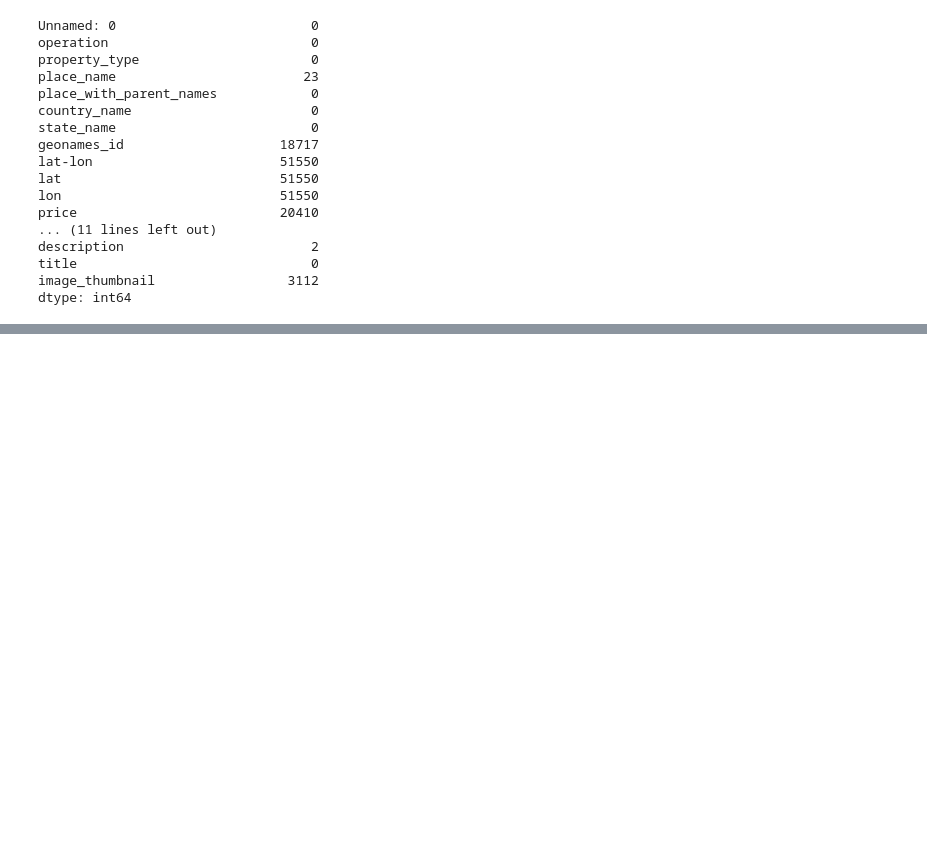
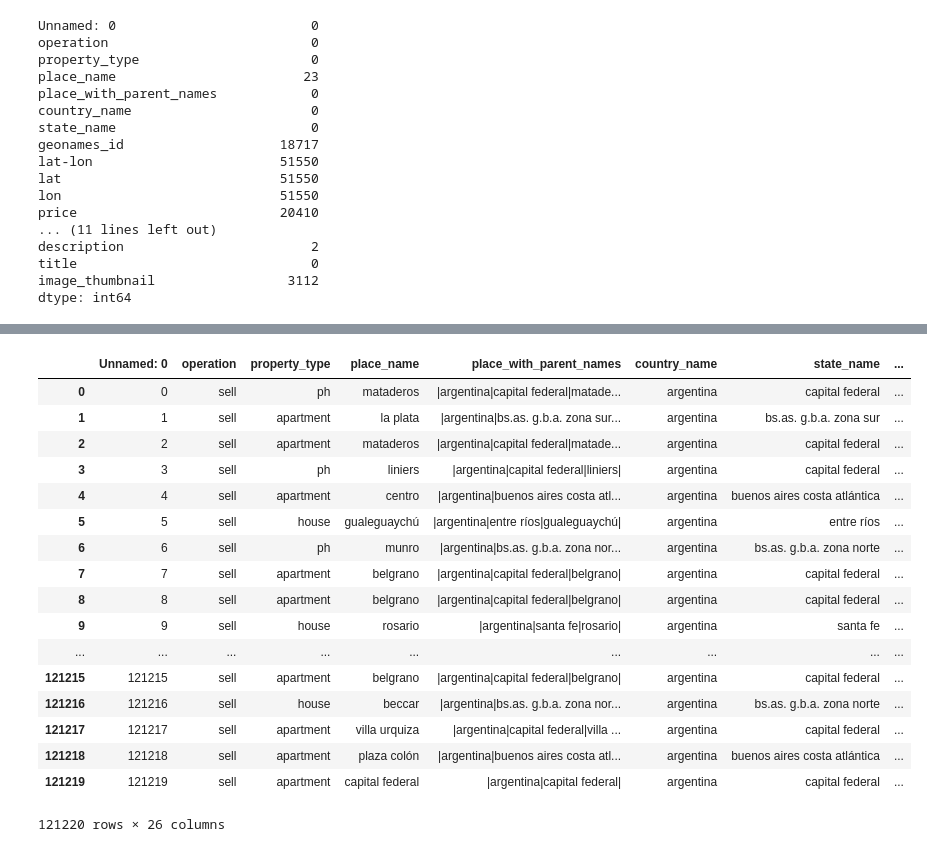
Before and after one commit to krisescobedo/Challenge-one, a Jupyter notebook: Data wrangling.ipynb, the cells around one changed output, grey strips where cells are left out. Drawn from its saved outputs; the diff is of its cells as text; code cells hidden in the pictures; blank space fills up the shorter version.

```diff
--- a/Data wrangling.ipynb
+++ b/Data wrangling.ipynb
@@ -47,0 +96,23 @@ dtype: int64
+# %%
+properati3 = properati
+# %%
+properati3.applymap(lambda x: x if type(x)!=str else x.lower())
+# %% [output]
+|  | Unnamed: 0 | operation | property_type | place_name | place_with_parent_names | country_name | state_name | ... |
+| 0 | 0 | sell | ph | mataderos | |argentina|capital federal|matade... | argentina | capital federal | ... |
+| 1 | 1 | sell | apartment | la plata | |argentina|bs.as. g.b.a. zona sur... | argentina | bs.as. g.b.a. zona sur | ... |
+| 2 | 2 | sell | apartment | mataderos | |argentina|capital federal|matade... | argentina | capital federal | ... |
+| 3 | 3 | sell | ph | liniers | |argentina|capital federal|liniers| | argentina | capital federal | ... |
+| 4 | 4 | sell | apartment | centro | |argentina|buenos aires costa atl... | argentina | buenos aires costa atlántica | ... |
+| 5 | 5 | sell | house | gualeguaychú | |argentina|entre ríos|gualeguaychú| | argentina | entre ríos | ... |
+| 6 | 6 | sell | ph | munro | |argentina|bs.as. g.b.a. zona nor... | argentina | bs.as. g.b.a. zona norte | ... |
+| 7 | 7 | sell | apartment | belgrano | |argentina|capital federal|belgrano| | argentina | capital federal | ... |
+| 8 | 8 | sell | apartment | belgrano | |argentina|capital federal|belgrano| | argentina | capital federal | ... |
+| 9 | 9 | sell | house | rosario | |argentina|santa fe|rosario| | argentina | santa fe | ... |
+| ... | ... | ... | ... | ... | ... | ... | ... | ... |
+| 121215 | 121215 | sell | apartment | belgrano | |argentina|capital federal|belgrano| | argentina | capital federal | ... |
+| 121216 | 121216 | sell | house | beccar | |argentina|bs.as. g.b.a. zona nor... | argentina | bs.as. g.b.a. zona norte | ... |
+| 121217 | 121217 | sell | apartment | villa urquiza | |argentina|capital federal|villa ... | argentina | capital federal | ... |
+| 121218 | 121218 | sell | apartment | plaza colón | |argentina|buenos aires costa atl... | argentina | buenos aires costa atlántica | ... |
+| 121219 | 121219 | sell | apartment | capital federal | |argentina|capital federal| | argentina | capital federal | ... |
+121220 rows × 26 columns
```
Also changed, not shown: parts of 12 cells of this notebook.
